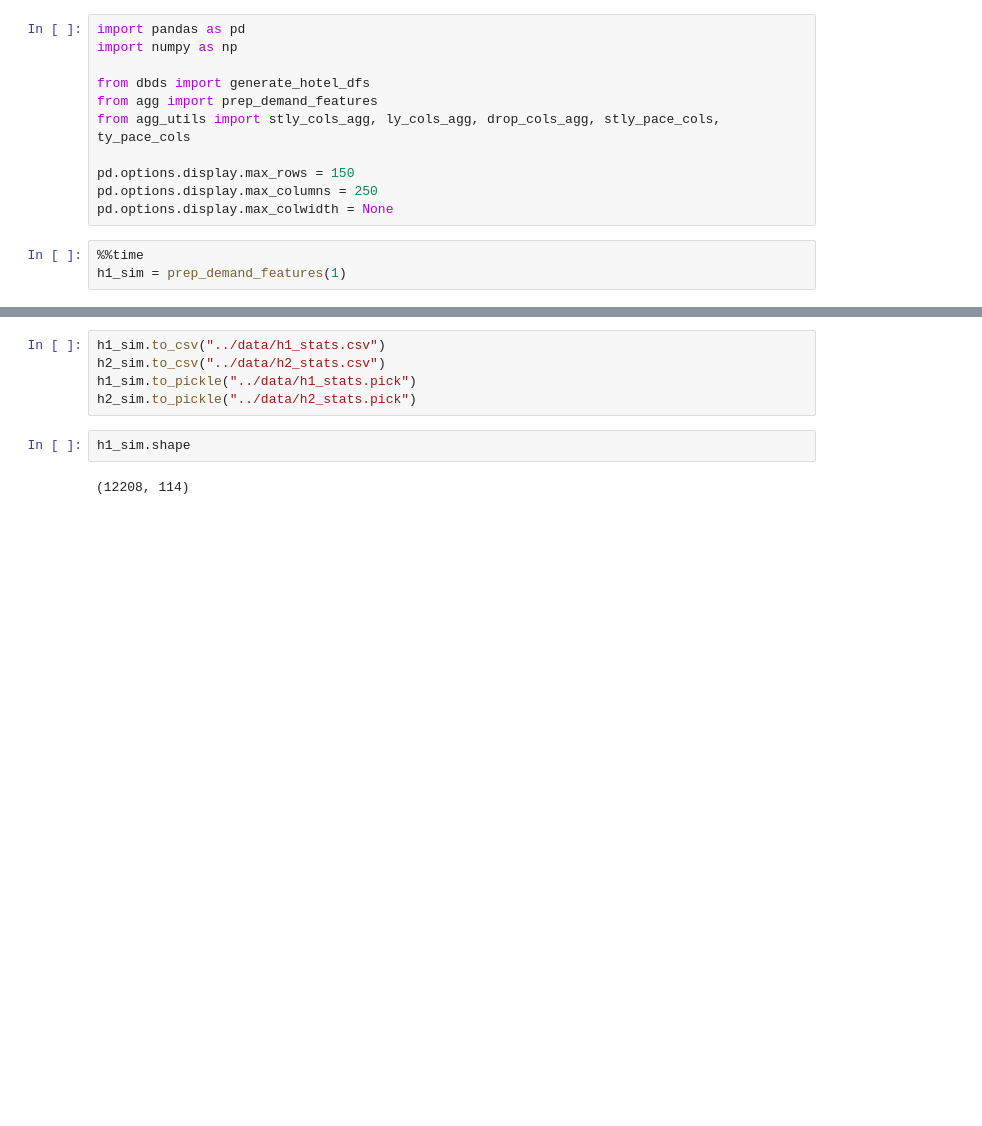
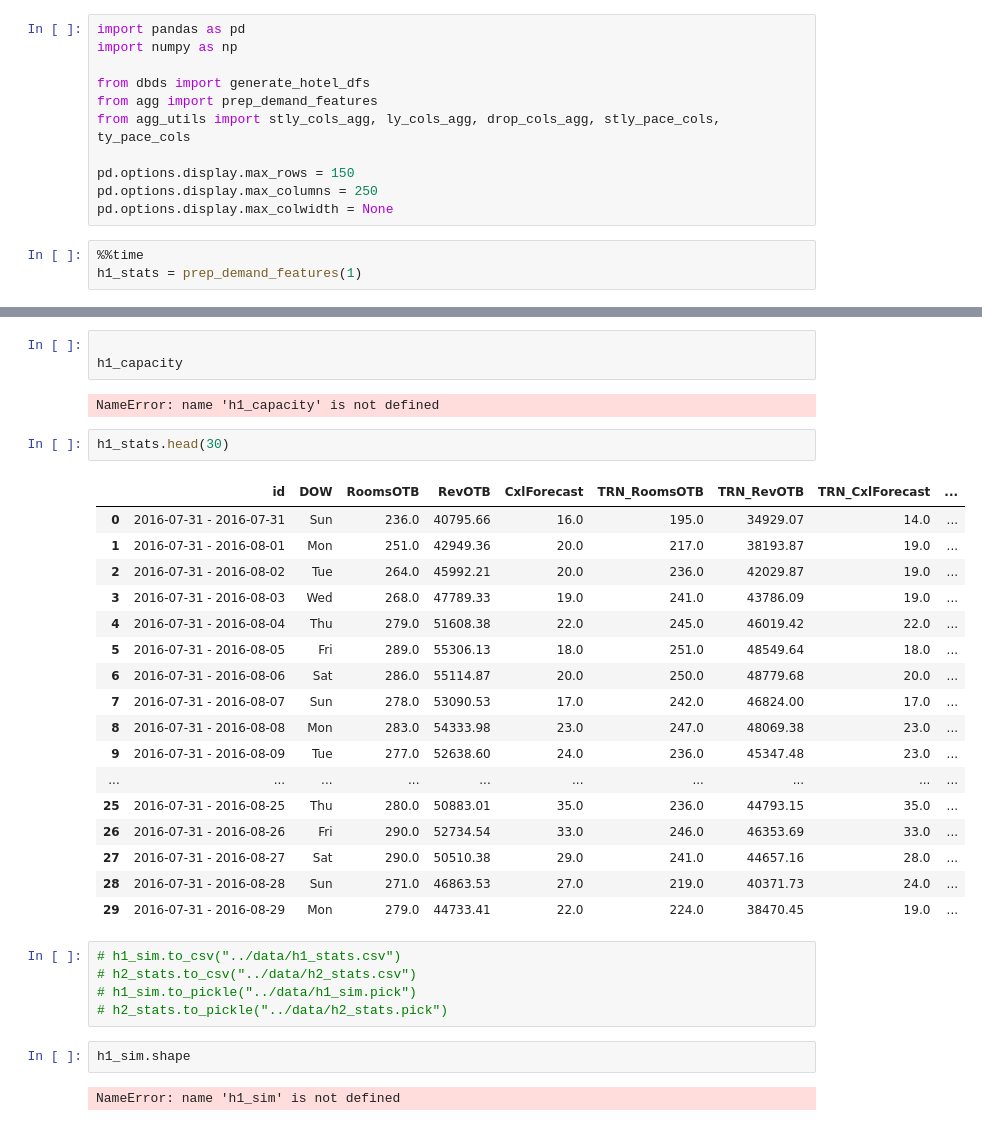
Before and after one commit to edubu2/hotel-revman-system, a Jupyter notebook: code/agg_test.ipynb, the cells around one changed output, grey strips where cells are left out. Saved outputs shown, nothing was run; the diff lists cells and outputs as text; blank space fills up the shorter version.

```diff
--- a/code/agg_test.ipynb
+++ b/code/agg_test.ipynb
@@ -11,5 +11,5 @@ pd.options.display.max_columns = 250
 pd.options.display.max_colwidth = None
 # %%
 %%time
-h1_sim = prep_demand_features(1)
+h1_stats = prep_demand_features(1)
 # %% [output]
@@ -24,11 +24,36 @@ Wall time: 44.4 s
+# %%
+
+h1_capacity
+# %% [output]
+NameError: name 'h1_capacity' is not defined
+# %%
+h1_stats.head(30)
+# %% [output]
+|  | id | DOW | RoomsOTB | RevOTB | CxlForecast | TRN_RoomsOTB | TRN_RevOTB | TRN_CxlForecast | ... |
+| 0 | 2016-07-31 - 2016-07-31 | Sun | 236.0 | 40795.66 | 16.0 | 195.0 | 34929.07 | 14.0 | ... |
+| 1 | 2016-07-31 - 2016-08-01 | Mon | 251.0 | 42949.36 | 20.0 | 217.0 | 38193.87 | 19.0 | ... |
+| 2 | 2016-07-31 - 2016-08-02 | Tue | 264.0 | 45992.21 | 20.0 | 236.0 | 42029.87 | 19.0 | ... |
+| 3 | 2016-07-31 - 2016-08-03 | Wed | 268.0 | 47789.33 | 19.0 | 241.0 | 43786.09 | 19.0 | ... |
+| 4 | 2016-07-31 - 2016-08-04 | Thu | 279.0 | 51608.38 | 22.0 | 245.0 | 46019.42 | 22.0 | ... |
+| 5 | 2016-07-31 - 2016-08-05 | Fri | 289.0 | 55306.13 | 18.0 | 251.0 | 48549.64 | 18.0 | ... |
+| 6 | 2016-07-31 - 2016-08-06 | Sat | 286.0 | 55114.87 | 20.0 | 250.0 | 48779.68 | 20.0 | ... |
+| 7 | 2016-07-31 - 2016-08-07 | Sun | 278.0 | 53090.53 | 17.0 | 242.0 | 46824.00 | 17.0 | ... |
+| 8 | 2016-07-31 - 2016-08-08 | Mon | 283.0 | 54333.98 | 23.0 | 247.0 | 48069.38 | 23.0 | ... |
+| 9 | 2016-07-31 - 2016-08-09 | Tue | 277.0 | 52638.60 | 24.0 | 236.0 | 45347.48 | 23.0 | ... |
+| ... | ... | ... | ... | ... | ... | ... | ... | ... | ... |
+| 25 | 2016-07-31 - 2016-08-25 | Thu | 280.0 | 50883.01 | 35.0 | 236.0 | 44793.15 | 35.0 | ... |
+| 26 | 2016-07-31 - 2016-08-26 | Fri | 290.0 | 52734.54 | 33.0 | 246.0 | 46353.69 | 33.0 | ... |
+| 27 | 2016-07-31 - 2016-08-27 | Sat | 290.0 | 50510.38 | 29.0 | 241.0 | 44657.16 | 28.0 | ... |
+| 28 | 2016-07-31 - 2016-08-28 | Sun | 271.0 | 46863.53 | 27.0 | 219.0 | 40371.73 | 24.0 | ... |
+| 29 | 2016-07-31 - 2016-08-29 | Mon | 279.0 | 44733.41 | 22.0 | 224.0 | 38470.45 | 19.0 | ... |
 # %%
-h1_sim.to_csv("../data/h1_stats.csv")
-h2_sim.to_csv("../data/h2_stats.csv")
-h1_sim.to_pickle("../data/h1_stats.pick")
-h2_sim.to_pickle("../data/h2_stats.pick")
+# h1_sim.to_csv("../data/h1_stats.csv")
+# h2_stats.to_csv("../data/h2_stats.csv")
+# h1_sim.to_pickle("../data/h1_sim.pick")
+# h2_stats.to_pickle("../data/h2_stats.pick")
 # %%
 h1_sim.shape
 # %% [output]
-(12208, 114)
+NameError: name 'h1_sim' is not defined
 # %%
 h2_sim.shape
```
Also changed, not shown: parts of 5 cells of this notebook, 11 other files.
